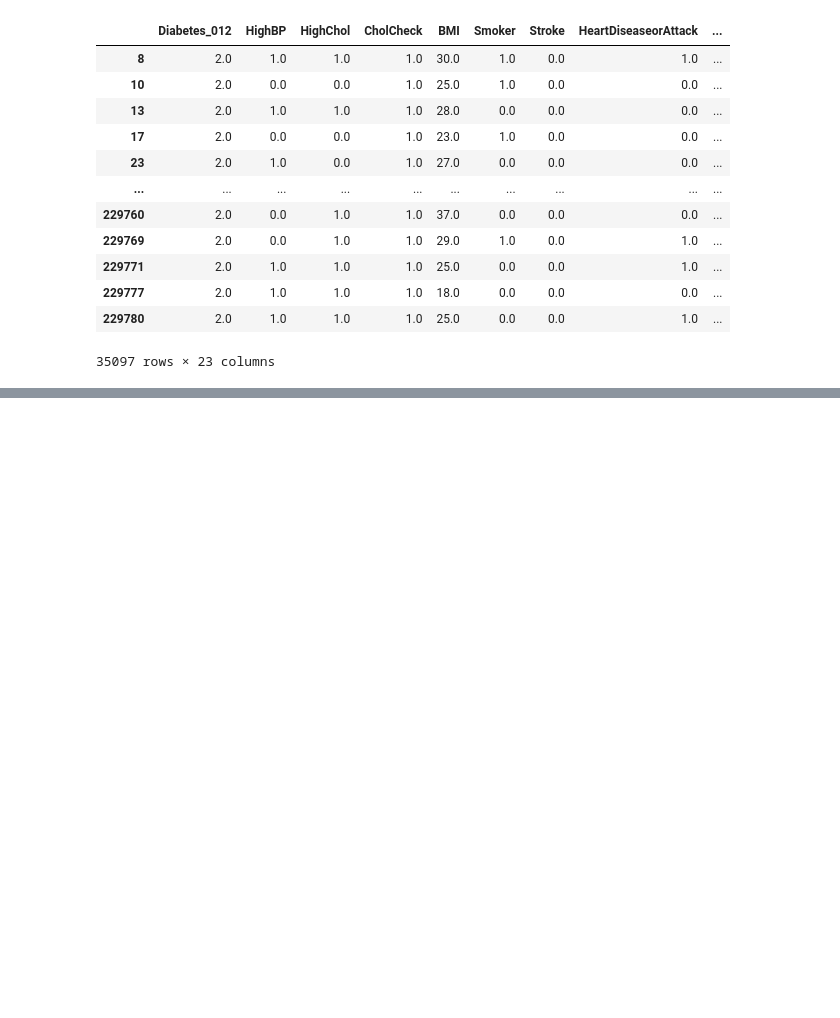
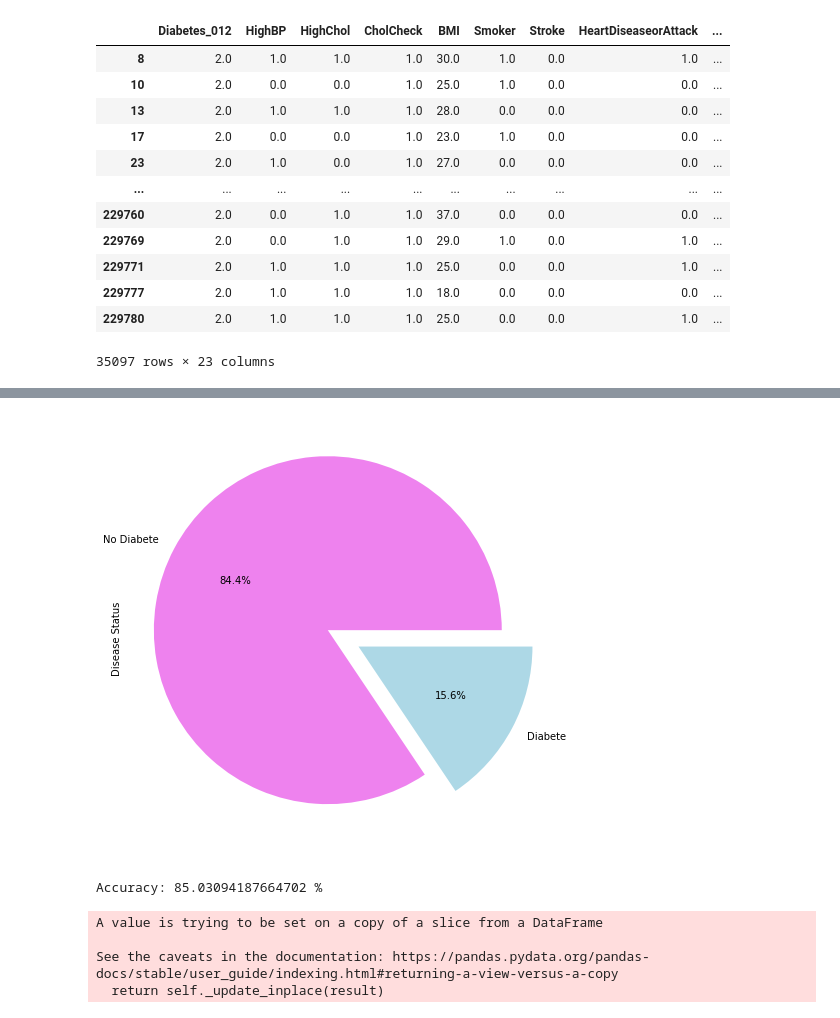
Before and after one commit to MehrdadGh1989/Diabete_Project, a Jupyter notebook: Diabetes_Project_With_Jupyter_MachineLearnin.ipynb, the cells around one changed output, grey strips where cells are left out. Saved outputs shown, nothing was run; the diff lists cells and outputs as text; code cells hidden in the pictures; blank space fills up the shorter version.

Commit message:
Prediction - Binary Data (Diabete/NonDiabete)

```diff
--- a/Diabetes_Project_With_Jupyter_MachineLearnin.ipynb
+++ b/Diabetes_Project_With_Jupyter_MachineLearnin.ipynb
@@ -331,3 +331,8 @@ Accuracy using DecisionTree: 42.09263258939285 %
 #The Accuracy in second approach decreased drammaticaly
 #Decision tree:42.09%
 #Adaboosting:50.7%
+# %%
+#Approach 3
+#Removing PreDiabetes from dataframe (Having only Diabete and NoDiabete) and evaluating the Accuracy prediction
+NonPreDiabete_df=diabete_df_clean.drop(diabete_df_clean.index[diabete_df_clean['Diabetes_012'] == 1])
+NonPreDiabete_df
@@ -333,0 +353,6 @@ Accuracy using DecisionTree: 42.09263258939285 %
+# %%
+colors=['violet','lightblue']
+NonPreDiabete_df['Disease Status'].value_counts().plot.pie(explode=[0.1,0.1],autopct='%1.1f%%',colors=colors,shadow=False,figsize=  (10,8))
+plt.show()
+# %% [output]
+[figure, added]
@@ -333,0 +371,5 @@ Accuracy using DecisionTree: 42.09263258939285 %
+# %%
+y_pred = model.predict(x_test)
+print("Accuracy:",metrics.accuracy_score(y_test, y_pred)*100, "%")
+# %% [output]
+Accuracy: 85.03094187664702 %
@@ -333,0 +378,10 @@ Accuracy using DecisionTree: 42.09263258939285 %
+# %%
+#Approach 4 ( Convert PreDiabete to Diabete in diabete_df_clean)
+#converting PreDiabete to Diabete in diabete_df_clean
+#How to replace a value in a column (change 1 to 2 in Diabetes_012 column of DataFrame)
+diabete_df_clean['Diabetes_012'].replace(1,2,inplace=True)
+# %% [output]
+A value is trying to be set on a copy of a slice from a DataFrame
+
+See the caveats in the documentation: https://pandas.pydata.org/pandas-docs/stable/user_guide/indexing.html#returning-a-view-versus-a-copy
+  return self._update_inplace(result)
```
Also changed, not shown: parts of 22 cells of this notebook.
